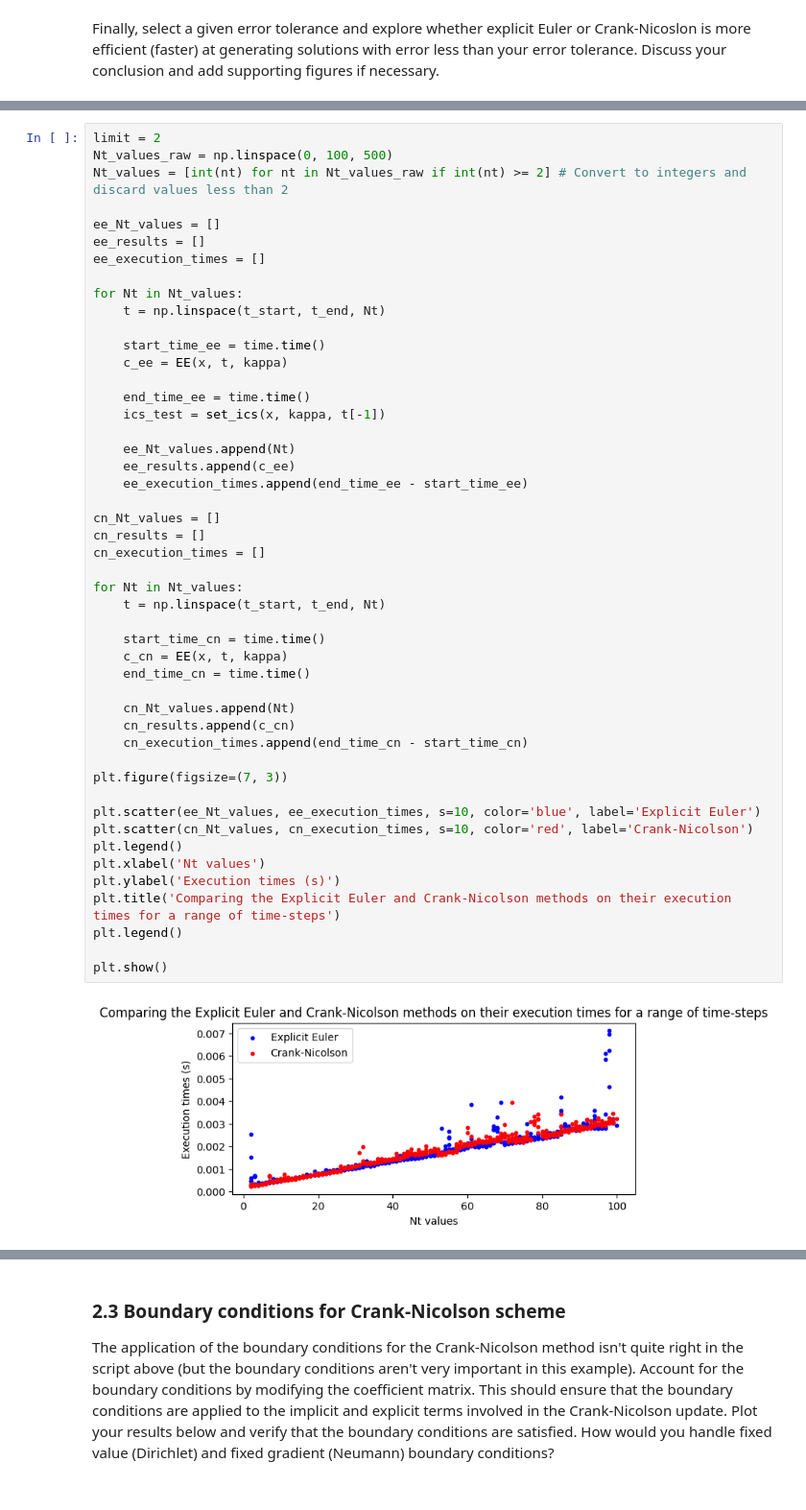
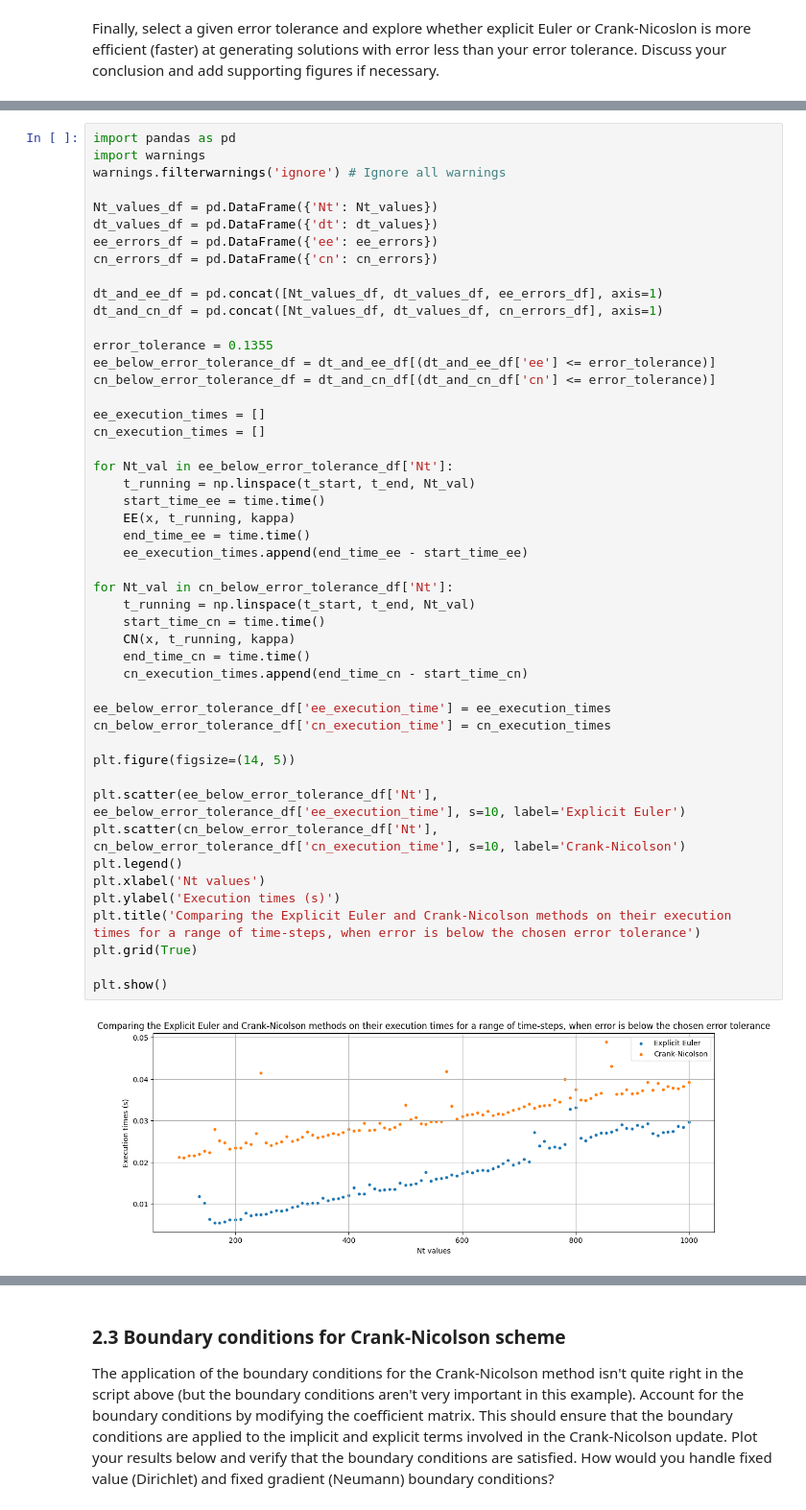
Before and after one commit to isabelgilchristmiller/QCES, a Jupyter notebook: Project1_numerical_methods.ipynb, the cells around one changed output, grey strips where cells are left out. Shown at 96% size. Saved outputs shown, nothing was run; the diff lists cells and outputs as text.

```diff
--- a/Project1_numerical_methods.ipynb
+++ b/Project1_numerical_methods.ipynb
@@ -426,50 +436,50 @@ INSERT DISCUSSION OF ERROR HERE (~1 paragraph).  OPTIONALLY ADD PLOTS BY INSERTI
 # %%
-limit = 2
-Nt_values_raw = np.linspace(0, 100, 500)
-Nt_values = [int(nt) for nt in Nt_values_raw if int(nt) >= 2] # Convert to integers and discard values less than 2
+import pandas as pd
+import warnings
+warnings.filterwarnings('ignore') # Ignore all warnings
 
-ee_Nt_values = []
-ee_results = []
+Nt_values_df = pd.DataFrame({'Nt': Nt_values})
+dt_values_df = pd.DataFrame({'dt': dt_values})
+ee_errors_df = pd.DataFrame({'ee': ee_errors})
+cn_errors_df = pd.DataFrame({'cn': cn_errors})
+
+dt_and_ee_df = pd.concat([Nt_values_df, dt_values_df, ee_errors_df], axis=1)
+dt_and_cn_df = pd.concat([Nt_values_df, dt_values_df, cn_errors_df], axis=1)
+
+error_tolerance = 0.1355
+ee_below_error_tolerance_df = dt_and_ee_df[(dt_and_ee_df['ee'] <= error_tolerance)]
+cn_below_error_tolerance_df = dt_and_cn_df[(dt_and_cn_df['cn'] <= error_tolerance)]
+
 ee_execution_times = []
+cn_execution_times = []
 
-for Nt in Nt_values:
-    t = np.linspace(t_start, t_end, Nt)
-
+for Nt_val in ee_below_error_tolerance_df['Nt']:
+    t_running = np.linspace(t_start, t_end, Nt_val)
     start_time_ee = time.time()
-    c_ee = EE(x, t, kappa)
-
+    EE(x, t_running, kappa)
     end_time_ee = time.time()
-    ics_test = set_ics(x, kappa, t[-1])
-
-    ee_Nt_values.append(Nt)
-    ee_results.append(c_ee)
     ee_execution_times.append(end_time_ee - start_time_ee)
 
-cn_Nt_values = []
-cn_results = []
-cn_execution_times = []
-
-for Nt in Nt_values:
-    t = np.linspace(t_start, t_end, Nt)
-
+for Nt_val in cn_below_error_tolerance_df['Nt']:
+    t_running = np.linspace(t_start, t_end, Nt_val)
     start_time_cn = time.time()
-    c_cn = EE(x, t, kappa)
+    CN(x, t_running, kappa)
     end_time_cn = time.time()
-
-    cn_Nt_values.append(Nt)
-    cn_results.append(c_cn)
     cn_execution_times.append(end_time_cn - start_time_cn)
 
-plt.figure(figsize=(7, 3))
+ee_below_error_tolerance_df['ee_execution_time'] = ee_execution_times
+cn_below_error_tolerance_df['cn_execution_time'] = cn_execution_times
 
-plt.scatter(ee_Nt_values, ee_execution_times, s=10, color='blue', label='Explicit Euler')
-plt.scatter(cn_Nt_values, cn_execution_times, s=10, color='red', label='Crank-Nicolson')
+plt.figure(figsize=(14, 5))
+
+plt.scatter(ee_below_error_tolerance_df['Nt'], ee_below_error_tolerance_df['ee_execution_time'], s=10, label='Explicit Euler')
+plt.scatter(cn_below_error_tolerance_df['Nt'], cn_below_error_tolerance_df['cn_execution_time'], s=10, label='Crank-Nicolson')
 plt.legend()
 plt.xlabel('Nt values')
 plt.ylabel('Execution times (s)')
-plt.title('Comparing the Explicit Euler and Crank-Nicolson methods on their execution times for a range of time-steps')
-plt.legend()
+plt.title('Comparing the Explicit Euler and Crank-Nicolson methods on their execution times for a range of time-steps, when error is below the chosen error tolerance')
+plt.grid(True)
 
 plt.show()
 # %% [output]
-[figure, old version]
+[figure, new version]
```
Also changed, not shown: parts of 7 cells of this notebook.
